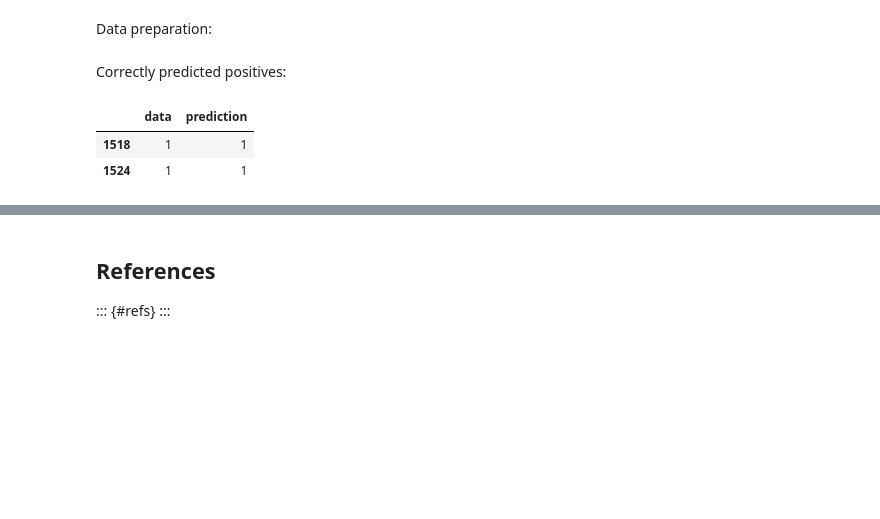
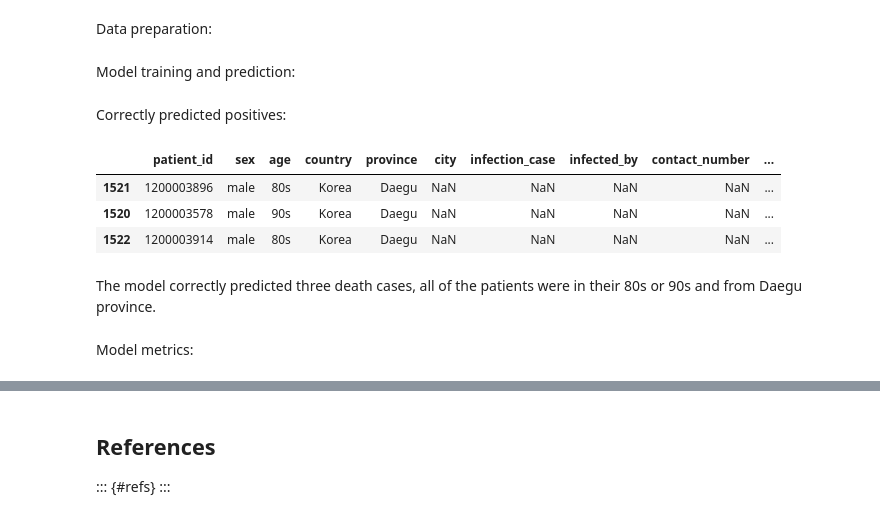
Before and after one commit to gediminas-skvarnavicius/s-korea-covid-19-analysis, a Jupyter notebook: analysis.ipynb, the cells around one changed output, grey strips where cells are left out. Drawn from its saved outputs; the diff is of its cells as text; code cells hidden in the pictures; blank space fills up the shorter version.

```diff
--- a/analysis.ipynb
+++ b/analysis.ipynb
@@ -941,4 +933,6 @@ train_patient, test_patient = train_test_split(
 )
+# %% [markdown]
+Model training and prediction:
 # %%
 patient_mortality_model=LogisticRegression(solver='lbfgs', max_iter=10000)
 patient_mortality_model.fit(train_patient.drop('state',axis=1),train_patient['state'])
@@ -947,16 +941,24 @@ patient_prediction=patient_mortality_model.predict(test_patient.drop('state',axi
 Correctly predicted positives:
 # %%
 predict_compare=pd.DataFrame({'data':test_patient['state'],'prediction':patient_prediction})
+
+patient_info.iloc[
 predict_compare.loc[predict_compare["data"] == predict_compare["prediction"]].loc[
     predict_compare.loc[predict_compare["data"] == predict_compare["prediction"]][
         "data"
     ]
     == 1
+].index
 ]
 # %% [output]
-|  | data | prediction |
-| 1518 | 1 | 1 |
-| 1524 | 1 | 1 |
+|  | patient_id | sex | age | country | province | city | infection_case | infected_by | contact_number | ... |
+| 1521 | 1200003896 | male | 80s | Korea | Daegu | NaN | NaN | NaN | NaN | ... |
+| 1520 | 1200003578 | male | 90s | Korea | Daegu | NaN | NaN | NaN | NaN | ... |
+| 1522 | 1200003914 | male | 80s | Korea | Daegu | NaN | NaN | NaN | NaN | ... |
+# %% [markdown]
+The model correctly predicted three death cases, all of the patients were in their 80s or 90s and from Daegu province.
+# %% [markdown]
+Model metrics:
 # %%
 print('Accuracy:')
 print(metrics.accuracy_score(predict_compare['data'],predict_compare['prediction']).round(3))
```
Also changed, not shown: parts of 22 cells of this notebook, 1 other file.
